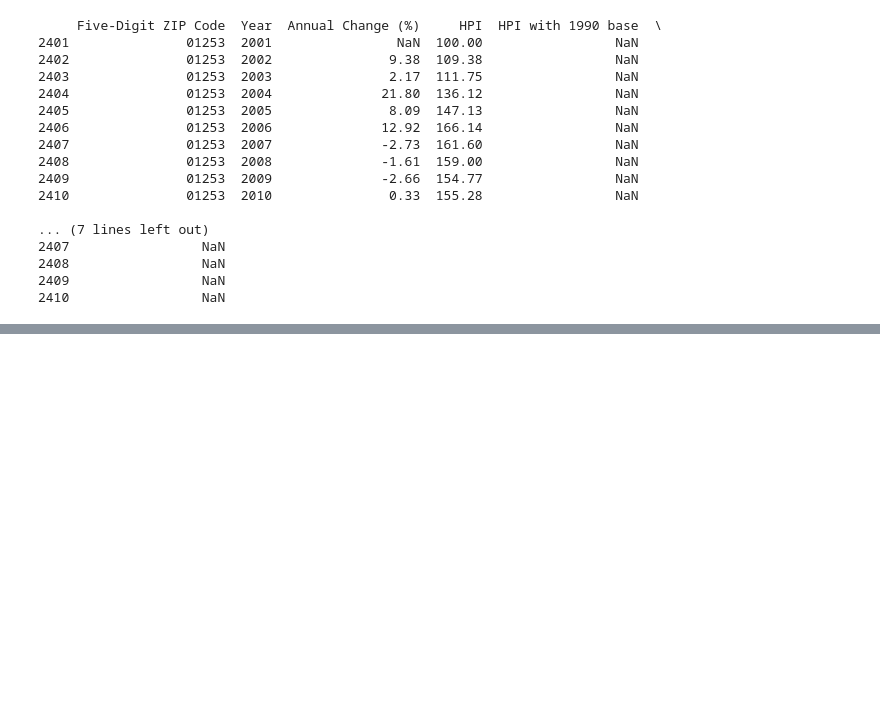
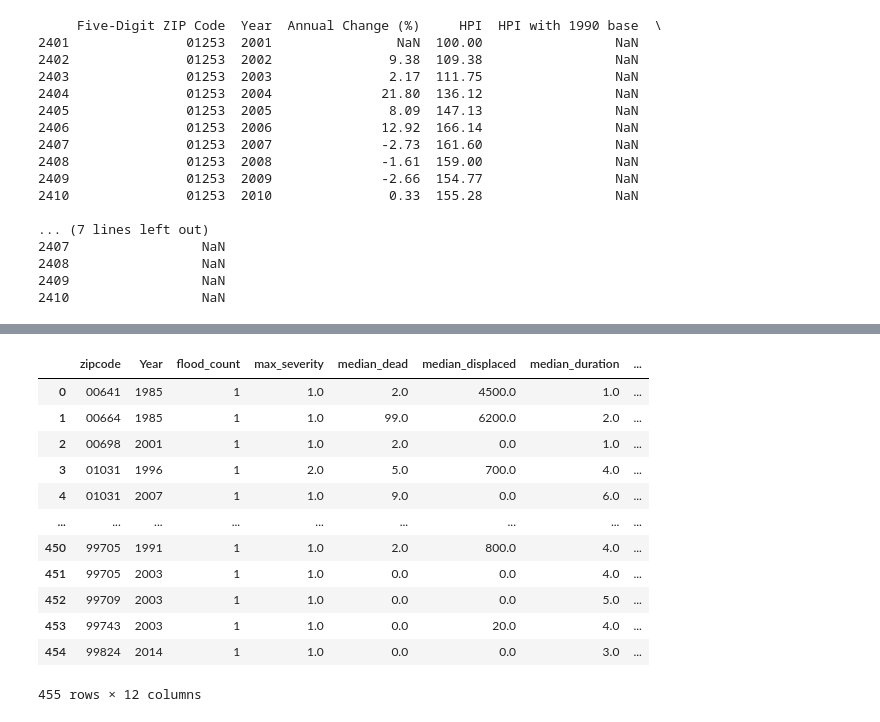
Before and after one commit to melina-thegarza/ml-climate, a Jupyter notebook: src/natural_disaster_housing_prediction.ipynb, the cells around one changed output, grey strips where cells are left out. Cells and saved outputs as stored; diff of their text form; code cells hidden in the pictures; blank space fills up the shorter version.

```diff
--- a/src/natural_disaster_housing_prediction.ipynb
+++ b/src/natural_disaster_housing_prediction.ipynb
@@ -144,0 +242,22 @@ Random Forest Regressor
+# %%
+housing_data.rename(columns={'Five-Digit ZIP Code': 'zipcode'}, inplace=True)
+
+# Merge flood summary with housing price index data based on 'zipcode' and 'Year'
+merged_data = pd.merge(flood_summary, housing_data, on=['zipcode', 'Year'], how='left')
+
+# Display the first few rows of the merged data
+merged_data
+# %% [output]
+|  | zipcode | Year | flood_count | max_severity | median_dead | median_displaced | median_duration | ... |
+| 0 | 00641 | 1985 | 1 | 1.0 | 2.0 | 4500.0 | 1.0 | ... |
+| 1 | 00664 | 1985 | 1 | 1.0 | 99.0 | 6200.0 | 2.0 | ... |
+| 2 | 00698 | 2001 | 1 | 1.0 | 2.0 | 0.0 | 1.0 | ... |
+| 3 | 01031 | 1996 | 1 | 2.0 | 5.0 | 700.0 | 4.0 | ... |
+| 4 | 01031 | 2007 | 1 | 1.0 | 9.0 | 0.0 | 6.0 | ... |
+| ... | ... | ... | ... | ... | ... | ... | ... | ... |
+| 450 | 99705 | 1991 | 1 | 1.0 | 2.0 | 800.0 | 4.0 | ... |
+| 451 | 99705 | 2003 | 1 | 1.0 | 0.0 | 0.0 | 4.0 | ... |
+| 452 | 99709 | 2003 | 1 | 1.0 | 0.0 | 0.0 | 5.0 | ... |
+| 453 | 99743 | 2003 | 1 | 1.0 | 0.0 | 20.0 | 4.0 | ... |
+| 454 | 99824 | 2014 | 1 | 1.0 | 0.0 | 0.0 | 3.0 | ... |
+455 rows × 12 columns
```
Also changed, not shown: parts of 10 cells of this notebook, 1 other file.
